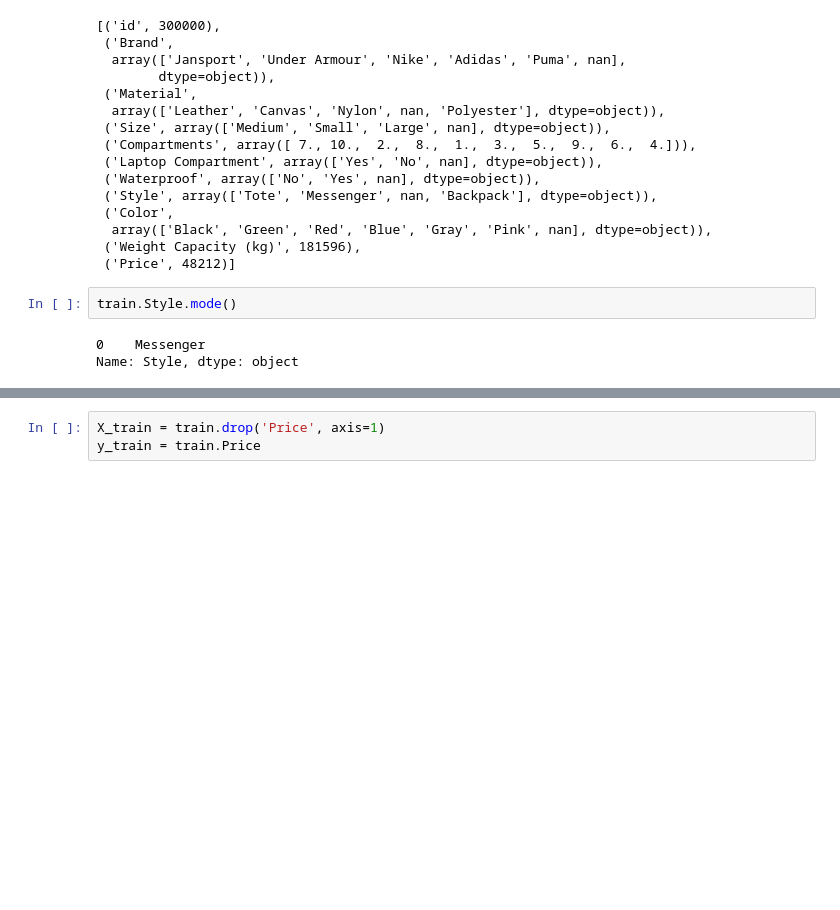
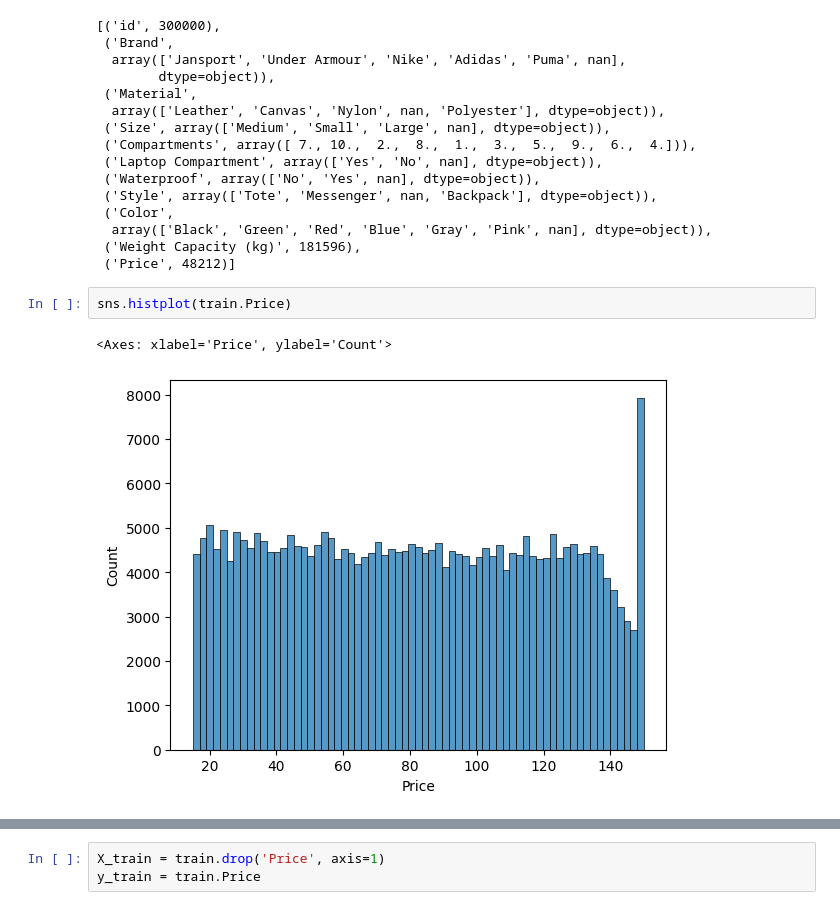
Before and after one commit to tengkumuazabs/my-portfolio, a Jupyter notebook: python-projects/kaggle/backpack-price-prediction/main.ipynb, the cells around one changed output, grey strips where cells are left out. Drawn from its saved outputs; the diff is of its cells as text; blank space fills up the shorter version.

```diff
--- a/python-projects/kaggle/backpack-price-prediction/main.ipynb
+++ b/python-projects/kaggle/backpack-price-prediction/main.ipynb
@@ -79,8 +79,8 @@ dtype: float64
   array(['Black', 'Green', 'Red', 'Blue', 'Gray', 'Pink', nan], dtype=object)),
  ('Weight Capacity (kg)', 181596),
  ('Price', 48212)]
-# %%
-train.Style.mode()
-# %% [output]
-0    Messenger
-Name: Style, dtype: object
+# %%
+sns.histplot(train.Price)
+# %% [output]
+<Axes: xlabel='Price', ylabel='Count'>
+[figure, added]
```
Also changed, not shown: parts of 10 cells of this notebook, 1 other file.
